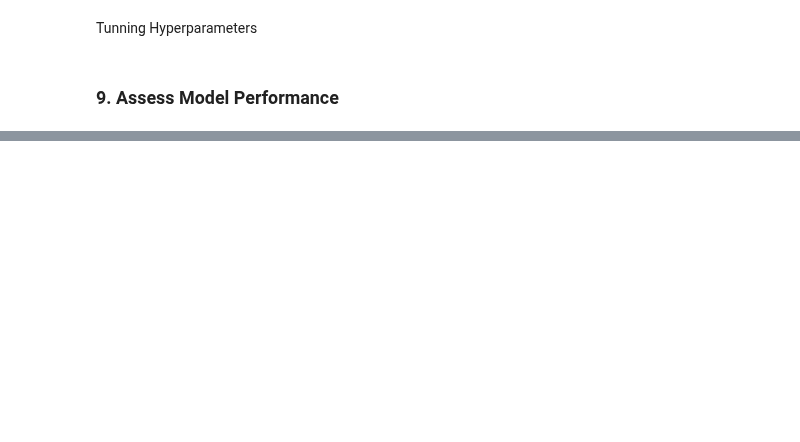
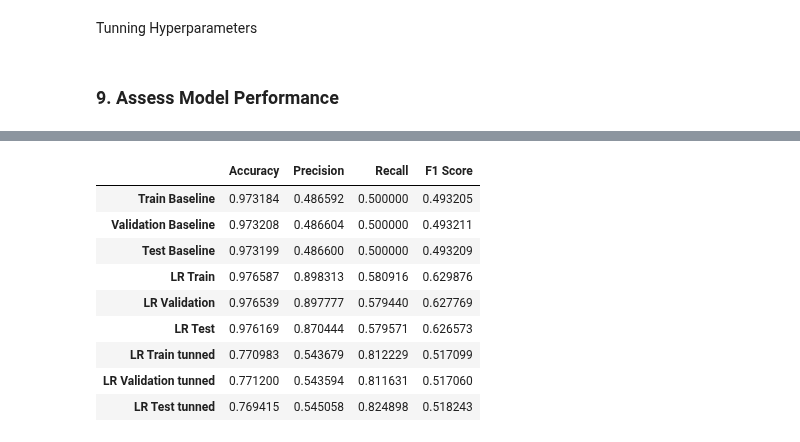
Before and after one commit to smonto43/UTS_MDSI, a Jupyter notebook: 36106MLAA/Assigment2/MLAA_Notebook_Template.ipynb, the cells around one changed output, grey strips where cells are left out. Cells and saved outputs as stored; diff of their text form; code cells hidden in the pictures; blank space fills up the shorter version.

```diff
--- a/36106MLAA/Assigment2/MLAA_Notebook_Template.ipynb
+++ b/36106MLAA/Assigment2/MLAA_Notebook_Template.ipynb
@@ -379,2 +498,4 @@ print('Best cross-validated score (accuracy): ', best_score)
+# %%
+model = LogisticRegression(C=best_params['C'],class_weight=best_params['class_weight'],penalty=best_params['penalty'],solver='liblinear',random_state=0).fit(X_train, y_train)
 # %% [markdown]
 ### 9. Assess Model Performance
@@ -386,0 +502,41 @@ SyntaxError: invalid syntax (<ipython-input-28-68282c9e74ab>, line 1)
+# %%
+y_pred_train = model.predict(X_train)
+y_pred_val = model.predict(X_val)
+y_pred_test = model.predict(X_test)
+# %%
+accuracy_train_tunned = accuracy_score(y_train, y_pred_train)
+precision_train_tunned = precision_score(y_train, y_pred_train, average='macro', zero_division=0)
+recall_train_tunned = recall_score(y_train, y_pred_train, average='macro')
+f1_train_tunned = f1_score(y_train, y_pred_train, average='macro')
+
+accuracy_val_tunned = accuracy_score(y_val, y_pred_val)
+precision_val_tunned = precision_score(y_val, y_pred_val, average='macro', zero_division=0)
+recall_val_tunned = recall_score(y_val, y_pred_val, average='macro')
+f1_val_tunned = f1_score(y_val, y_pred_val, average='macro')
+
+accuracy_test_tunned = accuracy_score(y_test, y_pred_test)
+precision_test_tunned = precision_score(y_test, y_pred_test, average='macro', zero_division=0)
+recall_test_tunned = recall_score(y_test, y_pred_test, average='macro')
+f1_test_tunned = f1_score(y_test, y_pred_test, average='macro')
+# %%
+new_results = pd.DataFrame({
+    'Accuracy': [accuracy_train_tunned, accuracy_val_tunned, accuracy_test_tunned],
+    'Precision': [precision_train_tunned, precision_val_tunned, precision_test_tunned],
+    'Recall': [recall_train_tunned, recall_val_tunned, recall_test_tunned],
+    'F1 Score': [f1_train_tunned, f1_val_tunned, f1_test_tunned]
+}, index=['LR Train tunned', 'LR Validation tunned', 'LR Test tunned'])
+
+metrics_df = pd.concat([metrics_df, new_results])
+# %%
+metrics_df
+# %% [output]
+|  | Accuracy | Precision | Recall | F1 Score |
+| Train Baseline | 0.973184 | 0.486592 | 0.500000 | 0.493205 |
+| Validation Baseline | 0.973208 | 0.486604 | 0.500000 | 0.493211 |
+| Test Baseline | 0.973199 | 0.486600 | 0.500000 | 0.493209 |
+| LR Train | 0.976587 | 0.898313 | 0.580916 | 0.629876 |
+| LR Validation | 0.976539 | 0.897777 | 0.579440 | 0.627769 |
+| LR Test | 0.976169 | 0.870444 | 0.579571 | 0.626573 |
+| LR Train tunned | 0.770983 | 0.543679 | 0.812229 | 0.517099 |
+| LR Validation tunned | 0.771200 | 0.543594 | 0.811631 | 0.517060 |
+| LR Test tunned | 0.769415 | 0.545058 | 0.824898 | 0.518243 |
```
Also changed, not shown: parts of 15 cells of this notebook.
